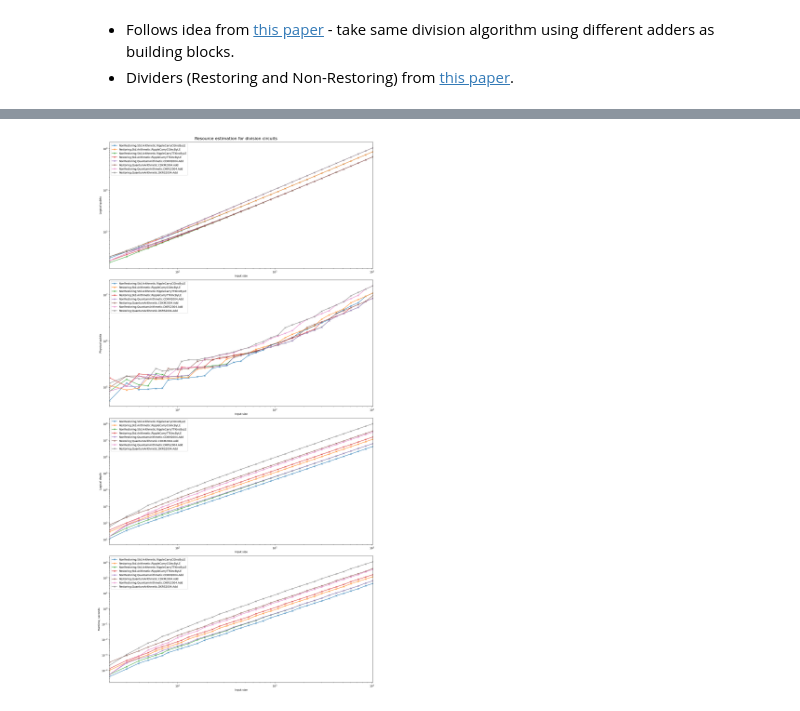
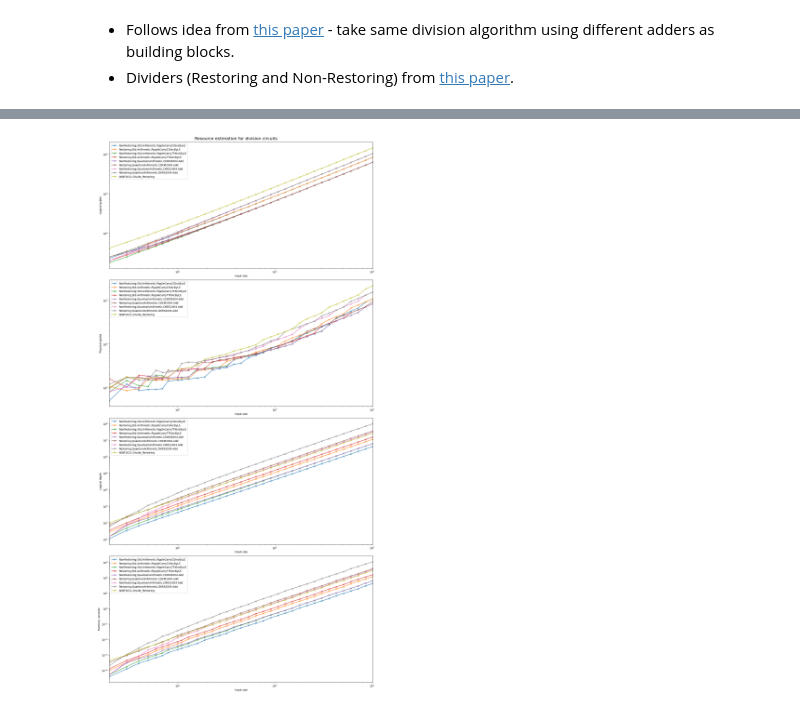
Before and after one commit to fedimser/quant-arith-re, a Jupyter notebook: resource_estimate/Resourse estimation for dividers.ipynb, the cells around one changed output, grey strips where cells are left out. Drawn from its saved outputs; the diff is of its cells as text; code cells hidden in the pictures.

Commit message:
RE for AKBF2011 divider

```diff
--- a/resource_estimate/Resourse estimation for dividers.ipynb
+++ b/resource_estimate/Resourse estimation for dividers.ipynb
@@ -14,12 +14,18 @@ qsharp.init(project_root="../")
 
 @cache.memoize()
 def estimate_resources_divide(op, n):
-    divider_type, adder = op.split(";")
-    if divider_type == "Restoring":
-        est = qsharp.estimate(f"QuantumArithmetic.TMVH2019Test.Run_Restoring({n},{adder})")
+    if ";" in op:
+        divider_type, adder = op.split(";")
+        if divider_type == "Restoring":
+            est = qsharp.estimate(f"QuantumArithmetic.TMVH2019Test.RunForRE_Restoring({n},{adder})")
+        elif divider_type == "NonRestoring":
+            est = qsharp.estimate(f"QuantumArithmetic.TMVH2019Test.RunForRE_NonRestoring({n},{adder})")
+        else:
+            raise ValueError("Unknown divider_type")
+    elif op == "AKBF2011.Divide_Restoring":
+        est = qsharp.estimate(f"QuantumArithmetic.AKBF2011Test.RunForRE_Divide_Restoring({n})")
     else:
-        assert divider_type == "NonRestoring"
-        est = qsharp.estimate(f"QuantumArithmetic.TMVH2019Test.Run_NonRestoring({n},{adder})")
+        raise ValueError("Unknown op")
     return json.dumps(est)
 # %% [output]
 [interactive output not drawn]
@@ -33,36 +39,37 @@ ops = [
   "Restoring;QuantumArithmetic.CDKM2004.Add",
   "NonRestoring;QuantumArithmetic.DKRS2004.Add",
   "Restoring;QuantumArithmetic.DKRS2004.Add",
+  "AKBF2011.Divide_Restoring"
 ]
 
 default_n_range = [2,3] + [int(round(2**(0.25*i))) for i in range(8,41)]
 n_ranges = {op: default_n_range for op in ops}
 
 metrics = ["Logical qubits", "Physical qubits", "Logical depth", "Runtime, seconds"]
 charts = [{op: [] for op in ops} for _ in range(len(metrics))]
 
 for op in ops:
     for n in n_ranges[op]:
         t0=time.time()
         estimates = json.loads(estimate_resources_divide(op, n))
         #print(n, op, time.time()-t0, flush=True)
         charts[0][op].append(estimates['physicalCounts']['breakdown']['algorithmicLogicalQubits'])
         charts[1][op].append(estimates['physicalCounts']['physicalQubits'])
         charts[2][op].append(estimates['physicalCounts']['breakdown']['logicalDepth'])
         charts[3][op].append(estimates['physicalCounts']['runtime']/10**9)
 
 
 fig, ax = plt.subplots(figsize=(15, 30), nrows=len(metrics), ncols=1, constrained_layout=True)
 for i in range(len(metrics)):
     for op in ops:
         ax[i].plot(n_ranges[op], charts[i][op], label=op, marker='x')
     ax[i].set_xlim([2,max(max(n_ranges[op]) for op in ops)])
     ax[i].legend()
     ax[i].set_xlabel('Input size')
     ax[i].set_ylabel(metrics[i])
     ax[i].set_xscale('log')
     ax[i].set_yscale('log')
 fig.suptitle("Resource estimation for division circuits", fontsize=16)
 plt.show()
 # %% [output]
-[figure, old version]
+[figure, new version]
```
Also changed, not shown: 3 other files.
